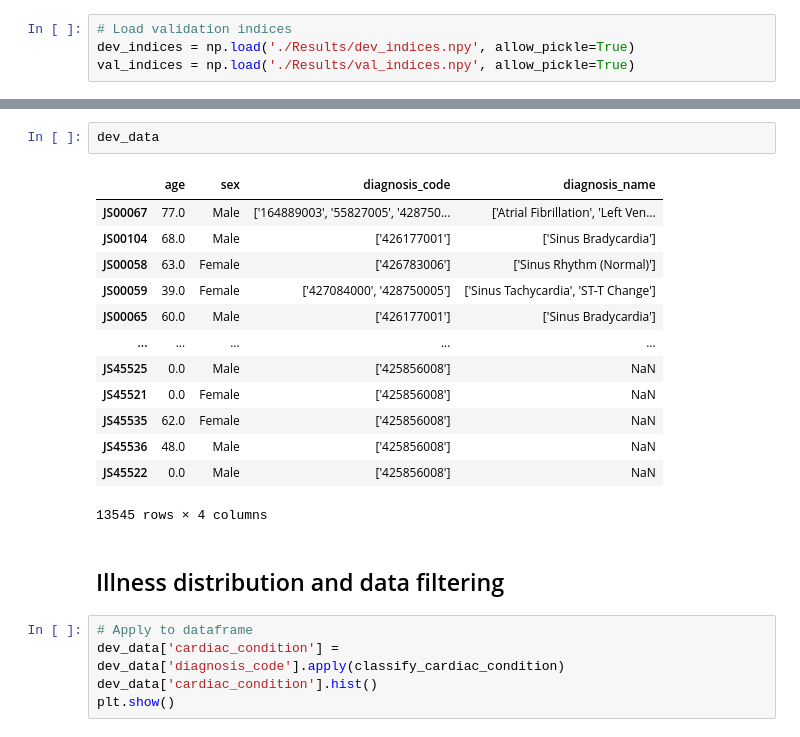
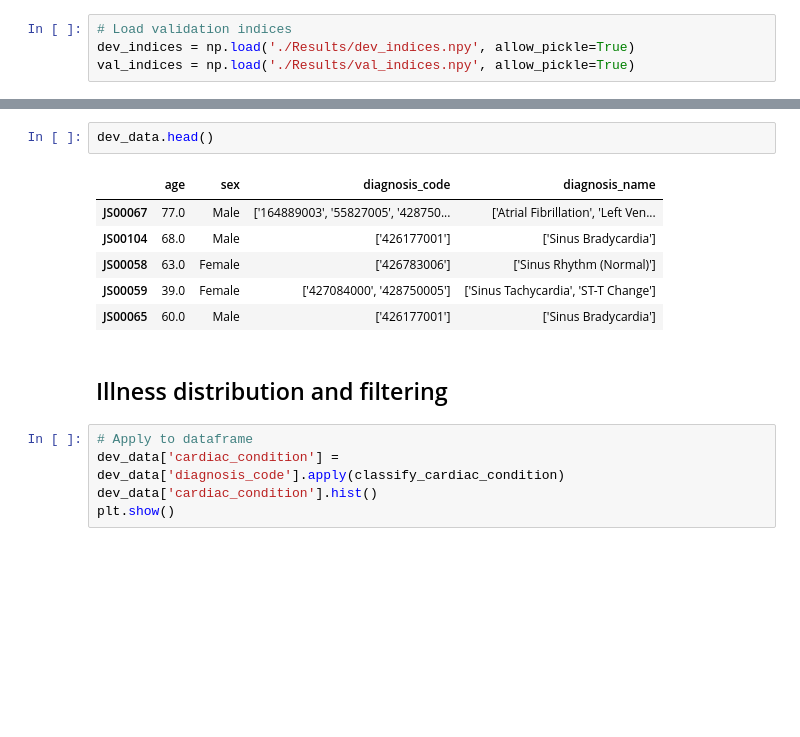
Before and after one commit to marcpalo1999/ECG_prediction, a Jupyter notebook: main.ipynb, the cells around one changed output, grey strips where cells are left out. Saved outputs shown, nothing was run; the diff lists cells and outputs as text; blank space fills up the shorter version.

```diff
--- a/main.ipynb
+++ b/main.ipynb
@@ -150,21 +136,14 @@ dev_ecg
 # %%
-dev_data
+dev_data.head()
 # %% [output]
 |  | age | sex | diagnosis_code | diagnosis_name |
 | JS00067 | 77.0 | Male | ['164889003', '55827005', '428750... | ['Atrial Fibrillation', 'Left Ven... |
 | JS00104 | 68.0 | Male | ['426177001'] | ['Sinus Bradycardia'] |
 | JS00058 | 63.0 | Female | ['426783006'] | ['Sinus Rhythm (Normal)'] |
 | JS00059 | 39.0 | Female | ['427084000', '428750005'] | ['Sinus Tachycardia', 'ST-T Change'] |
 | JS00065 | 60.0 | Male | ['426177001'] | ['Sinus Bradycardia'] |
-| ... | ... | ... | ... | ... |
-| JS45525 | 0.0 | Male | ['425856008'] | NaN |
-| JS45521 | 0.0 | Female | ['425856008'] | NaN |
-| JS45535 | 62.0 | Female | ['425856008'] | NaN |
-| JS45536 | 48.0 | Male | ['425856008'] | NaN |
-| JS45522 | 0.0 | Male | ['425856008'] | NaN |
-13545 rows × 4 columns
 # %% [markdown]
-## Illness distribution and data filtering
+## Illness distribution and filtering
 # %%
 # Apply to dataframe
 dev_data['cardiac_condition'] = dev_data['diagnosis_code'].apply(classify_cardiac_condition)
```
Also changed, not shown: parts of 33 cells of this notebook, 2 other files.
